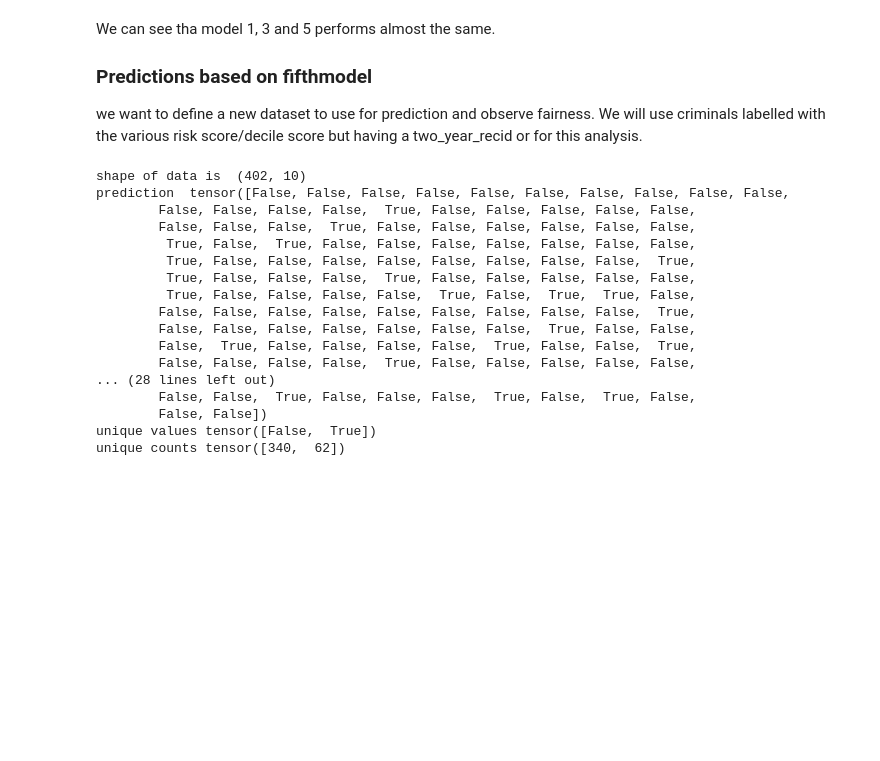
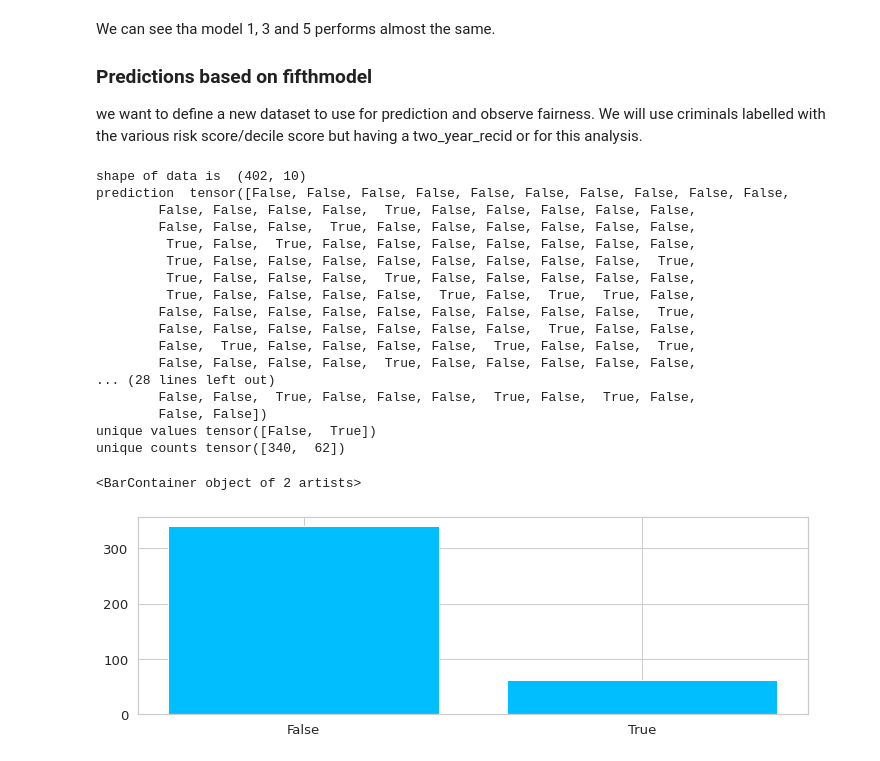
Before and after one commit to irmanfaqrizal/datascience, a Jupyter notebook: secondpart.ipynb, the cells around one changed output. Cells and saved outputs as stored; diff of their text form; code cells hidden in the pictures; blank space fills up the shorter version.

Commit message:
graphs for predictions

```diff
--- a/secondpart.ipynb
+++ b/secondpart.ipynb
@@ -657,35 +657,38 @@ df3 = df3[['sex','age_cat', 'race', 'juv_fel_count', 'juv_misd_count', 'priors_c
 print ('shape of data is ', df3.shape)
 
 #prediction
 X_pred = torch.from_numpy(df3.to_numpy()).float()
 X_pred = net(X_pred)
 X_pred = X_pred.ge(.5).view(-1).cpu()
 print ('prediction ', X_pred)
 
 X_pred_unique = X_pred.unique(sorted=True)
 x_unique_count = torch.stack([(X_pred==X_pred_u).sum() for X_pred_u in X_pred_unique])
 print ('unique values' , X_pred_unique)
 print ('unique counts', x_unique_count)
-
-# plt.plot(X_pred_unique, x_unique_count)
+plt.subplot(211)
+values = [ 'False', 'True']
+plt.bar(values, x_unique_count)
 # %% [output]
 shape of data is  (402, 10)
 prediction  tensor([False, False, False, False, False, False, False, False, False, False,
         False, False, False, False,  True, False, False, False, False, False,
         False, False, False,  True, False, False, False, False, False, False,
          True, False,  True, False, False, False, False, False, False, False,
          True, False, False, False, False, False, False, False, False,  True,
          True, False, False, False,  True, False, False, False, False, False,
          True, False, False, False, False,  True, False,  True,  True, False,
         False, False, False, False, False, False, False, False, False,  True,
         False, False, False, False, False, False, False,  True, False, False,
         False,  True, False, False, False, False,  True, False, False,  True,
         False, False, False, False,  True, False, False, False, False, False,
 ... (28 lines left out)
         False, False,  True, False, False, False,  True, False,  True, False,
         False, False])
 unique values tensor([False,  True])
 unique counts tensor([340,  62])
+<BarContainer object of 2 artists>
+[figure, added]
 # %%
 df2 = pd.read_csv('compas-scores-two-years.csv')
 
```
Also changed, not shown: parts of 6 cells of this notebook.
